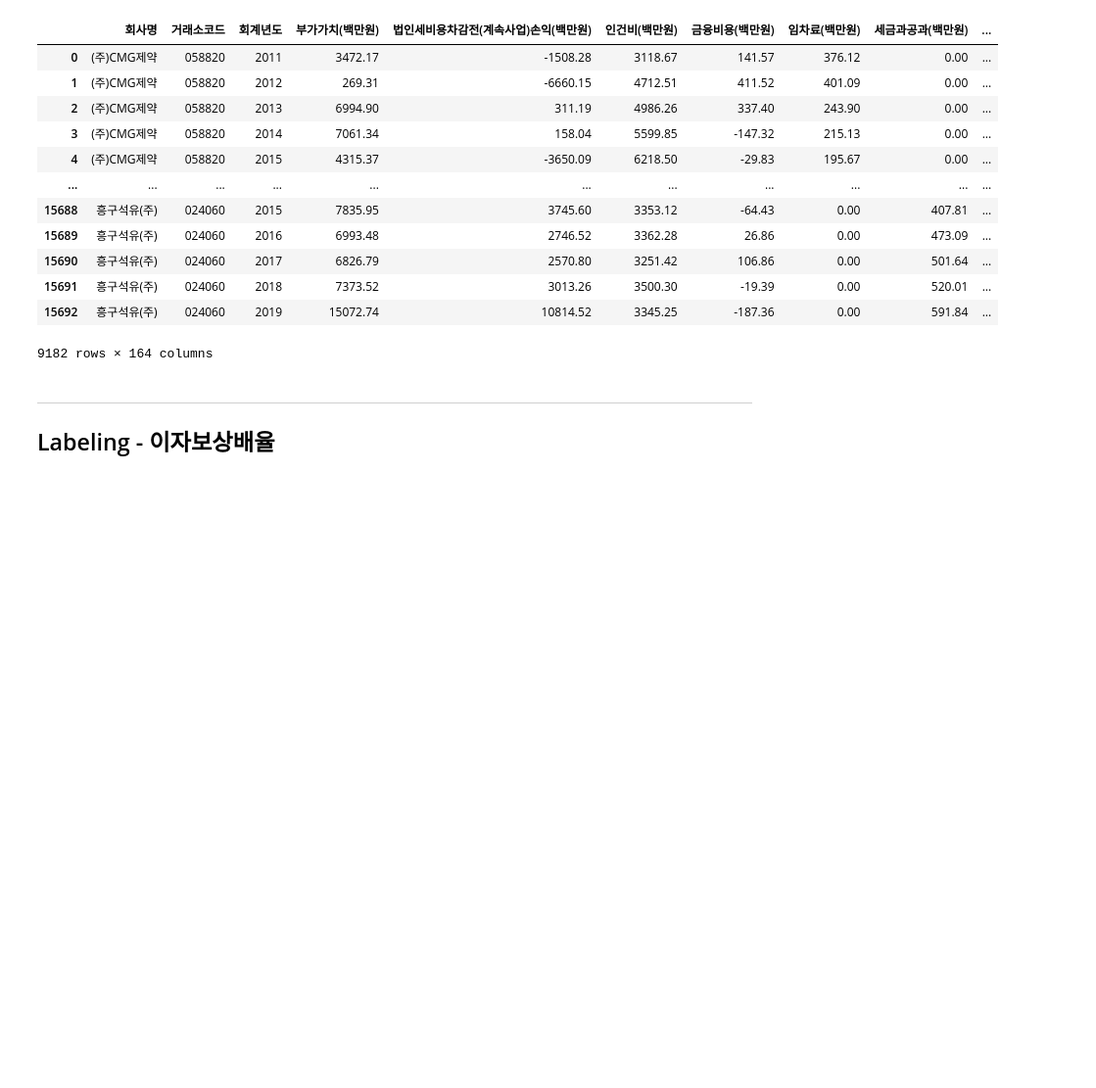
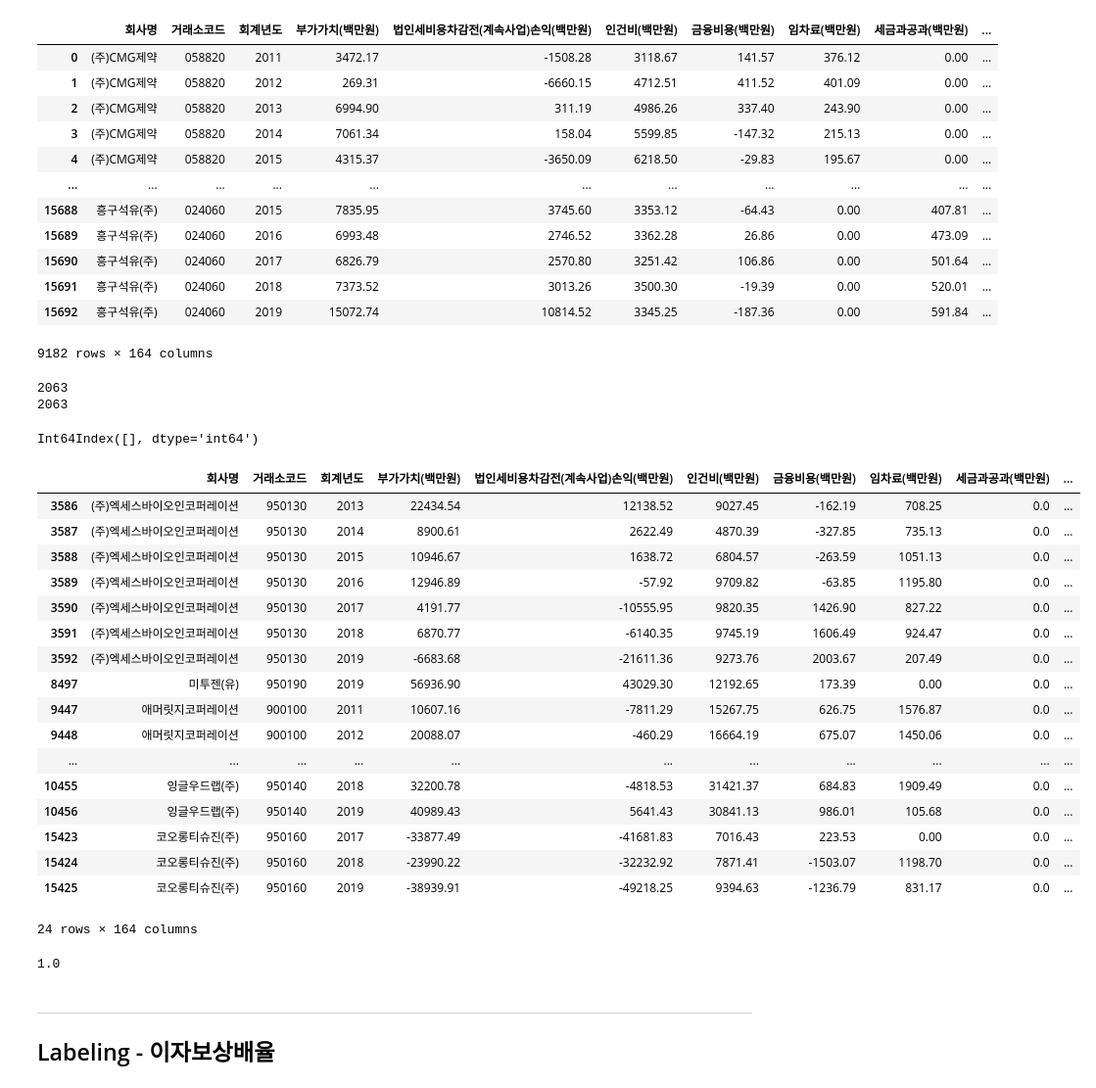
Before and after one commit to Jyassmin/UBION-PROJECT2, a Jupyter notebook: 1.preprocessing.ipynb, the cells around one changed output. Shown: that part at 98% size. Drawn from its saved outputs; the diff is of its cells as text; code cells hidden in the pictures; blank space fills up the shorter version.

```diff
--- a/1.preprocessing.ipynb
+++ b/1.preprocessing.ipynb
@@ -153 +148,23 @@ list_drop = ['비유동생물자산증가율','투자부동산증가율','기타
+# %%
+# 드랍해야하는 컬럼(중복)
+list_overlap1 = ['부가가치(IFRS연결)(백만원)', '종업원1인당 부가가치(IFRS연결)(백만원)', '총자본투자효율(IFRS연결)', '기계투자효율(IFRS연결)', '부가가치율(IFRS연결)']
+list_overlap2 = ['부가가치(IFRS)(백만원)', '종업원1인당 부가가치(IFRS)(백만원)', '총자본투자효율(IFRS)', '기계투자효율(IFRS)', '부가가치율(IFRS)']
+
+# 안쓰는 컬럼 - 부가,생산,성장,수익,안정,활동 나눠서 드랍하고 처음부터 다시!
+# 1) 연결재무지표
+list_drop_연결_부가가치1 = ['세금과공과(IFRS연결)(백만원)', "기계투자효율(IFRS연결)"]
+list_drop_연결_성장성1 = ['비유동생물자산증가율(IFRS연결)', '투자부동산증가율(IFRS연결)',]
+list_drop_연결_수익성1 = ['기타손익비률(IFRS연결)', '외환이익 대 매출액비율(IFRS연결)', '광고선전비 대 매출액비율(IFRS연결)', '세금과공과 대 세금과공과 차감전순이익률(IFRS연결)', '세금과공과 대 총비용비율(IFRS연결)', '감가상각비 대 총비용비율(IFRS연결)',
+                    '감가상각률(IFRS연결)', '누적감가상각률(IFRS연결)', '1주당매출액(IFRS연결)(원)', '1주당순이익(IFRS연결)(원)', '1주당 CASH FLOW(IFRS연결)(원)', '1주당정상영업이익(IFRS연결)(원)',]
+list_drop_연결_안정성1 = ['비유동비율(IFRS연결)','비유동장기적합률(IFRS연결)','매출채권 대 매입채무비율(IFRS연결)','매출채권 대 상,제품비율(IFRS연결)', '부채비율(IFRS연결)','단기차입금 대 총차입금비율(IFRS연결)','유보액대비율(IFRS연결)','유보액 대 납입자본배율(IFRS연결)',
+                    '유동자산집중도(IFRS연결)','비유동자산집중도(IFRS연결)','투자집중도(IFRS연결)', '정상영업이익대비이자보상배율(IFRS연결)']
+list_drop_연결_활동성1 = ['경영자본회전률(IFRS연결)','상품,제품회전률(IFRS연결)','원,부재료회전률(IFRS연결)','재공품회전률(IFRS연결)']
+# 2) 개별재무지표
+list_drop_별도_부가가치2 = ['세금과공과(IFRS)(백만원)', "기계투자효율(IFRS)"]
+list_drop_별도_성장성2 = ['비유동생물자산증가율(IFRS)', '투자부동산증가율(IFRS)',]
+list_drop_별도_수익성2 = ['기타손익비률(IFRS)', '외환이익 대 매출액비율(IFRS)', '광고선전비 대 매출액비율(IFRS)', '세금과공과 대 세금과공과 차감전순이익률(IFRS)', '세금과공과 대 총비용비율(IFRS)', '감가상각비 대 총비용비율(IFRS)',
+                    '감가상각률(IFRS)', '누적감가상각률(IFRS)', '1주당매출액(IFRS)(원)', '1주당순이익(IFRS)(원)', '1주당 CASH FLOW(IFRS)(원)', '1주당정상영업이익(IFRS)(원)',]
+list_drop_별도_안정성2 = ['비유동비율(IFRS)','비유동장기적합률(IFRS)','매출채권 대 매입채무비율(IFRS)','매출채권 대 상,제품비율(IFRS)', '부채비율(IFRS)','단기차입금 대 총차입금비율(IFRS)','유보액대비율(IFRS)','유보액 대 납입자본배율(IFRS)',
+                    '유동자산집중도(IFRS)','비유동자산집중도(IFRS)','투자집중도(IFRS)', '정상영업이익대비이자보상배율(IFRS)']
+list_drop_별도_활동성2 = ['경영자본회전률(IFRS)','상품,제품회전률(IFRS)','원,부재료회전률(IFRS)','재공품회전률(IFRS)']
 # %%
@@ -946,3 +1010,45 @@ df_재무_통합
 | 15691 | 흥구석유(주) | 024060 | 2018 | 7373.52 | 3013.26 | 3500.30 | -19.39 | 0.00 | 520.01 | ... |
 | 15692 | 흥구석유(주) | 024060 | 2019 | 15072.74 | 10814.52 | 3345.25 | -187.36 | 0.00 | 591.84 | ... |
 9182 rows × 164 columns
+# %%
+print(len(list(df_재무_통합["회사명"].unique())))
+print(len(list(df_재무_통합["거래소코드"].unique())))
+# %% [output]
+2063
+2063
+# %%
+df_재무_통합[df_재무_통합["회사명"].str.contains('스팩')].index
+# %% [output]
+Int64Index([], dtype='int64')
+# %%
+def func_code9(x):
+    if x[:1] == '9':
+        return True
+    else:
+        return False
+
+df_재무_통합[df_재무_통합["거래소코드"].map(func_code9)]
+# %% [output]
+|  | 회사명 | 거래소코드 | 회계년도 | 부가가치(백만원) | 법인세비용차감전(계속사업)손익(백만원) | 인건비(백만원) | 금융비용(백만원) | 임차료(백만원) | 세금과공과(백만원) | ... |
+| 3586 | (주)엑세스바이오인코퍼레이션 | 950130 | 2013 | 22434.54 | 12138.52 | 9027.45 | -162.19 | 708.25 | 0.0 | ... |
+| 3587 | (주)엑세스바이오인코퍼레이션 | 950130 | 2014 | 8900.61 | 2622.49 | 4870.39 | -327.85 | 735.13 | 0.0 | ... |
+| 3588 | (주)엑세스바이오인코퍼레이션 | 950130 | 2015 | 10946.67 | 1638.72 | 6804.57 | -263.59 | 1051.13 | 0.0 | ... |
+| 3589 | (주)엑세스바이오인코퍼레이션 | 950130 | 2016 | 12946.89 | -57.92 | 9709.82 | -63.85 | 1195.80 | 0.0 | ... |
+| 3590 | (주)엑세스바이오인코퍼레이션 | 950130 | 2017 | 4191.77 | -10555.95 | 9820.35 | 1426.90 | 827.22 | 0.0 | ... |
+| 3591 | (주)엑세스바이오인코퍼레이션 | 950130 | 2018 | 6870.77 | -6140.35 | 9745.19 | 1606.49 | 924.47 | 0.0 | ... |
+| 3592 | (주)엑세스바이오인코퍼레이션 | 950130 | 2019 | -6683.68 | -21611.36 | 9273.76 | 2003.67 | 207.49 | 0.0 | ... |
+| 8497 | 미투젠(유) | 950190 | 2019 | 56936.90 | 43029.30 | 12192.65 | 173.39 | 0.00 | 0.0 | ... |
+| 9447 | 애머릿지코퍼레이션 | 900100 | 2011 | 10607.16 | -7811.29 | 15267.75 | 626.75 | 1576.87 | 0.0 | ... |
+| 9448 | 애머릿지코퍼레이션 | 900100 | 2012 | 20088.07 | -460.29 | 16664.19 | 675.07 | 1450.06 | 0.0 | ... |
+| ... | ... | ... | ... | ... | ... | ... | ... | ... | ... | ... |
+| 10455 | 잉글우드랩(주) | 950140 | 2018 | 32200.78 | -4818.53 | 31421.37 | 684.83 | 1909.49 | 0.0 | ... |
+| 10456 | 잉글우드랩(주) | 950140 | 2019 | 40989.43 | 5641.43 | 30841.13 | 986.01 | 105.68 | 0.0 | ... |
+| 15423 | 코오롱티슈진(주) | 950160 | 2017 | -33877.49 | -41681.83 | 7016.43 | 223.53 | 0.00 | 0.0 | ... |
+| 15424 | 코오롱티슈진(주) | 950160 | 2018 | -23990.22 | -32232.92 | 7871.41 | -1503.07 | 1198.70 | 0.0 | ... |
+| 15425 | 코오롱티슈진(주) | 950160 | 2019 | -38939.91 | -49218.25 | 9394.63 | -1236.79 | 831.17 | 0.0 | ... |
+24 rows × 164 columns
+# %%
+a = 122222
+round(a/100000,0)
+# %% [output]
+1.0
```
Also changed, not shown: parts of 23 cells of this notebook, 45 other files.
